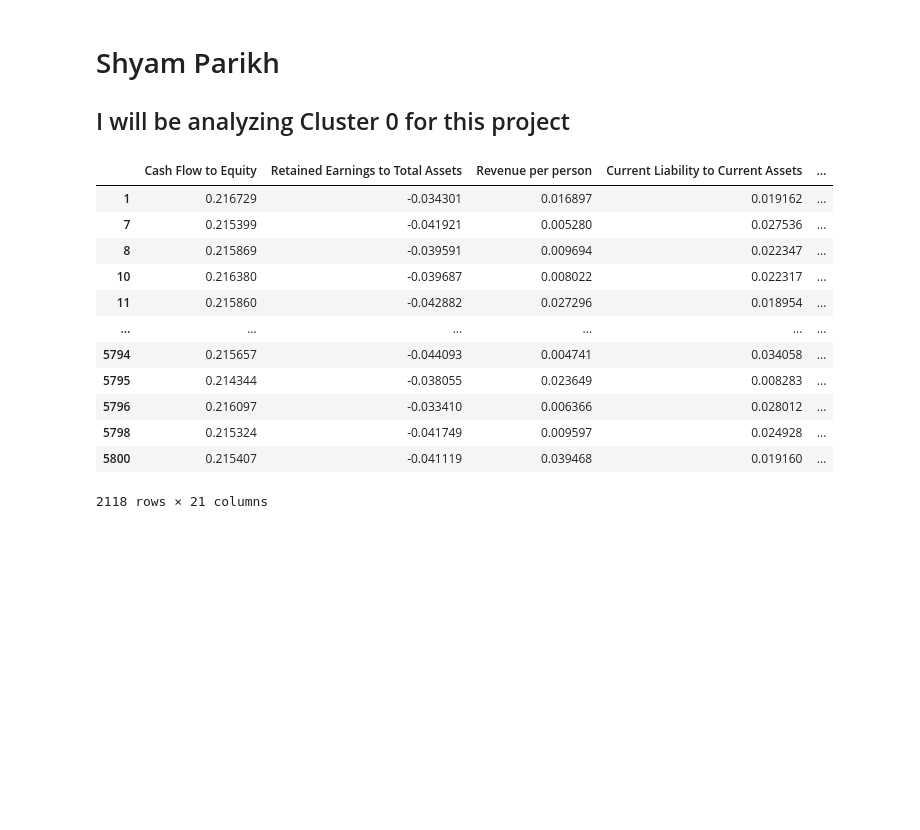
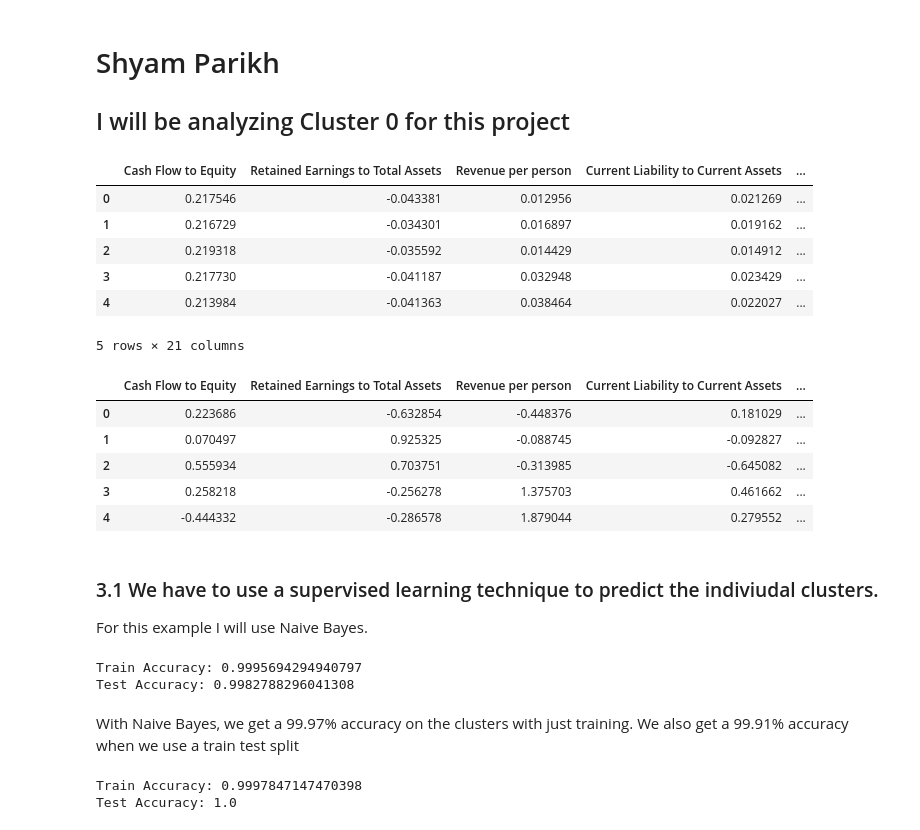
Before and after one commit to sparikh099/CS-559, a Jupyter notebook: src/ShyamParikh_Subgroup0.ipynb, the cells around one changed output. Drawn from its saved outputs; the diff is of its cells as text; code cells hidden in the pictures; blank space fills up the shorter version.

```diff
--- a/src/ShyamParikh_Subgroup0.ipynb
+++ b/src/ShyamParikh_Subgroup0.ipynb
@@ -7,18 +8,11 @@ import numpy as np
 # %%
 df = pd.read_csv('../data/train_data_transformed.csv')
-df = df[df['Cluster'] == 0]
-df
+df.head()
 # %% [output]
 |  | Cash Flow to Equity | Retained Earnings to Total Assets | Revenue per person | Current Liability to Current Assets | ... |
+| 0 | 0.217546 | -0.043381 | 0.012956 | 0.021269 | ... |
 | 1 | 0.216729 | -0.034301 | 0.016897 | 0.019162 | ... |
-| 7 | 0.215399 | -0.041921 | 0.005280 | 0.027536 | ... |
-| 8 | 0.215869 | -0.039591 | 0.009694 | 0.022347 | ... |
-| 10 | 0.216380 | -0.039687 | 0.008022 | 0.022317 | ... |
-| 11 | 0.215860 | -0.042882 | 0.027296 | 0.018954 | ... |
-| ... | ... | ... | ... | ... | ... |
-| 5794 | 0.215657 | -0.044093 | 0.004741 | 0.034058 | ... |
-| 5795 | 0.214344 | -0.038055 | 0.023649 | 0.008283 | ... |
-| 5796 | 0.216097 | -0.033410 | 0.006366 | 0.028012 | ... |
-| 5798 | 0.215324 | -0.041749 | 0.009597 | 0.024928 | ... |
-| 5800 | 0.215407 | -0.041119 | 0.039468 | 0.019160 | ... |
+| 2 | 0.219318 | -0.035592 | 0.014429 | 0.014912 | ... |
+| 3 | 0.217730 | -0.041187 | 0.032948 | 0.023429 | ... |
+| 4 | 0.213984 | -0.041363 | 0.038464 | 0.022027 | ... |
-2118 rows × 21 columns
+5 rows × 21 columns
@@ -24,0 +23,47 @@ df
+# %%
+df_scaled = (df[df.columns[:-2]] - df[df.columns[:-2]] .mean()) / df[df.columns[:-2]] .std()
+df = df_scaled
+df_scaled.head()
+# %% [output]
+|  | Cash Flow to Equity | Retained Earnings to Total Assets | Revenue per person | Current Liability to Current Assets | ... |
+| 0 | 0.223686 | -0.632854 | -0.448376 | 0.181029 | ... |
+| 1 | 0.070497 | 0.925325 | -0.088745 | -0.092827 | ... |
+| 2 | 0.555934 | 0.703751 | -0.313985 | -0.645082 | ... |
+| 3 | 0.258218 | -0.256278 | 1.375703 | 0.461662 | ... |
+| 4 | -0.444332 | -0.286578 | 1.879044 | 0.279552 | ... |
+# %% [markdown]
+### 3.1 We have to use a supervised learning technique to predict the indiviudal clusters.
+For this example I will use Naive Bayes.
+# %%
+np.random.seed(1)
+from sklearn.model_selection import train_test_split
+from sklearn.metrics import accuracy_score
+from sklearn.naive_bayes import GaussianNB
+X_train, X_test, y_train, y_test = train_test_split(df[df.columns[:-1]], target_clusters, test_size=0.2, random_state=42)
+nb_model = GaussianNB()
+nb_model.fit(X_train, y_train)
+y_train_pred = nb_model.predict(X_train)
+y_test_pred = nb_model.predict(X_test)
+train_accuracy = accuracy_score(y_train, y_train_pred)
+test_accuracy = accuracy_score(y_test, y_test_pred)
+print(f"Train Accuracy: {train_accuracy}")
+print(f"Test Accuracy: {test_accuracy}")
+# %% [output]
+Train Accuracy: 0.9995694294940797
+Test Accuracy: 0.9982788296041308
+# %% [markdown]
+With Naive Bayes, we get a 99.97% accuracy on the clusters with just training. We also get a 99.91% accuracy when we use a train test split
+# %%
+np.random.seed(1)
+from sklearn.linear_model import LogisticRegression
+log_model = LogisticRegression()
+log_model.fit(X_train, y_train)
+y_train_pred = log_model.predict(X_train)
+y_test_pred = log_model.predict(X_test)
+train_accuracy = accuracy_score(y_train, y_train_pred)
+test_accuracy = accuracy_score(y_test, y_test_pred)
+print(f"Train Accuracy: {train_accuracy}")
+print(f"Test Accuracy: {test_accuracy}")
+# %% [output]
+Train Accuracy: 0.9997847147470398
+Test Accuracy: 1.0
```
Also changed, not shown: parts of 16 cells of this notebook, 2 other files.
